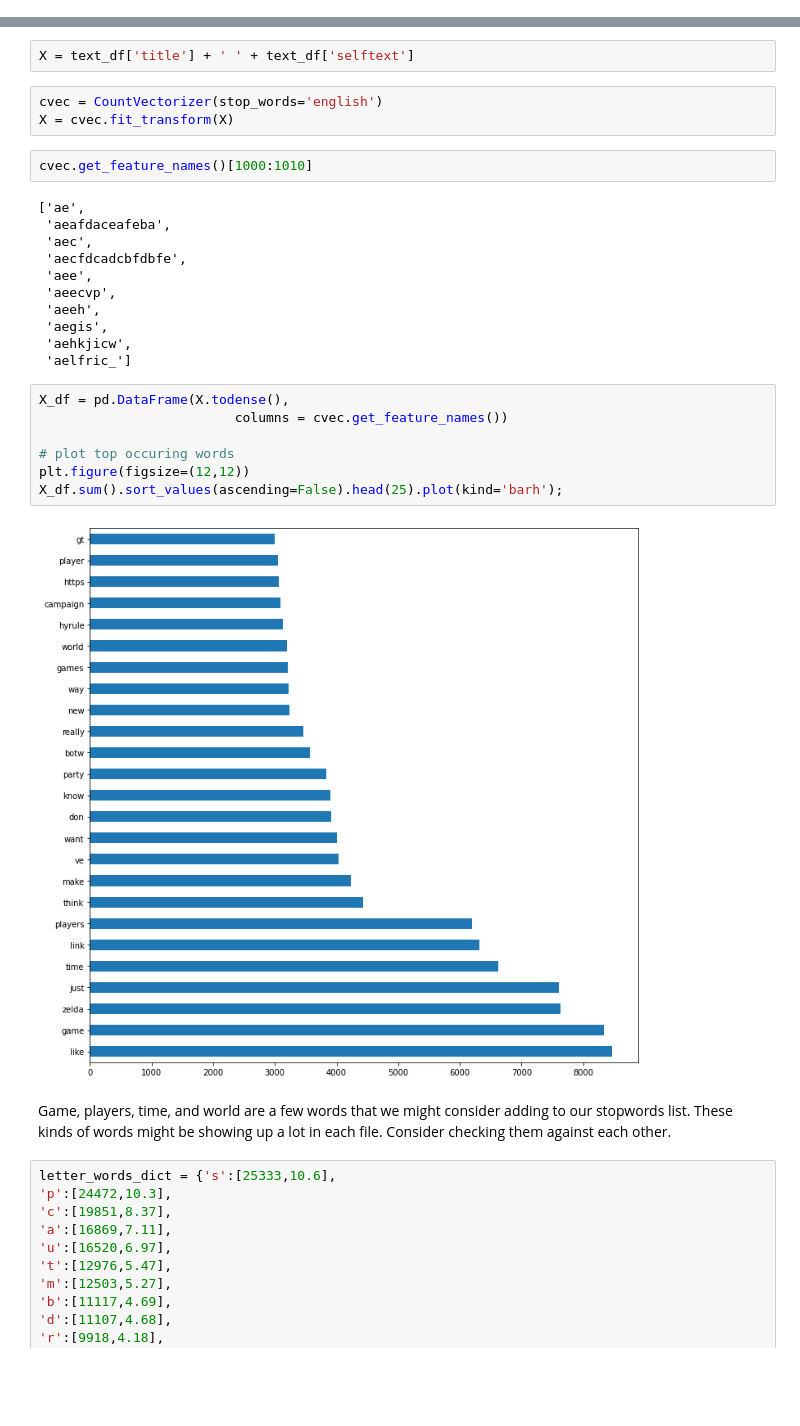
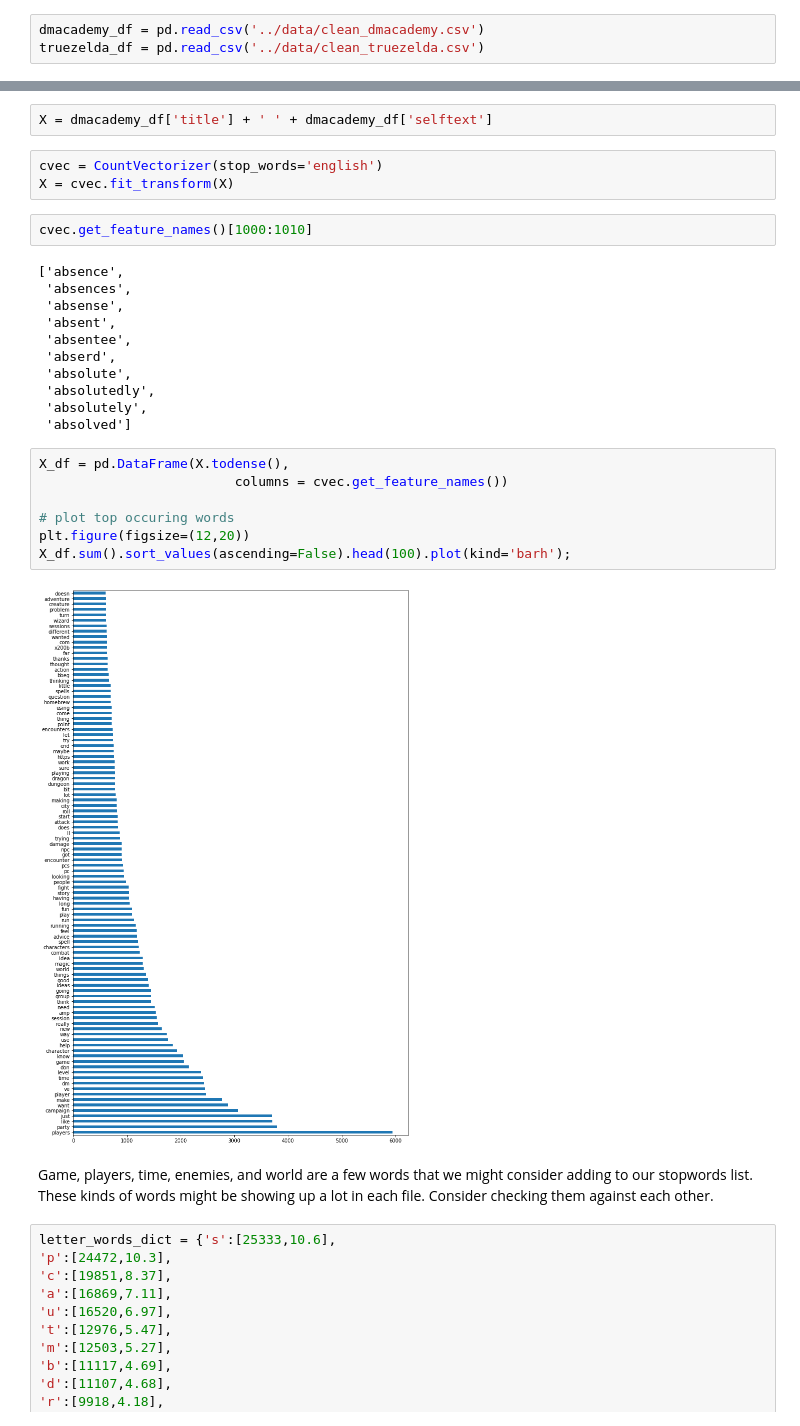
Before and after one commit to dgumustel/nlp_predictive_models, a Jupyter notebook: notebooks/03_EDA.ipynb, the cells around one changed output, grey strips where cells are left out. Saved outputs shown, nothing was run; the diff lists cells and outputs as text; blank space fills up the shorter version.

```diff
--- a/notebooks/03_EDA.ipynb
+++ b/notebooks/03_EDA.ipynb
@@ -31,0 +14,3 @@ text_df
+# %%
+dmacademy_df = pd.read_csv('../data/clean_dmacademy.csv')
+truezelda_df = pd.read_csv('../data/clean_truezelda.csv')
@@ -35,34 +29,34 @@ text_df
 import matplotlib.pyplot as plt
 from sklearn.feature_extraction.text import CountVectorizer
 # %%
-X = text_df['title'] + ' ' + text_df['selftext']
+X = dmacademy_df['title'] + ' ' + dmacademy_df['selftext']
 # %%
 cvec = CountVectorizer(stop_words='english')
 X = cvec.fit_transform(X)
 # %%
 cvec.get_feature_names()[1000:1010]
 # %% [output]
-['ae',
- 'aeafdaceafeba',
- 'aec',
- 'aecfdcadcbfdbfe',
- 'aee',
- 'aeecvp',
- 'aeeh',
- 'aegis',
- 'aehkjicw',
- 'aelfric_']
+['absence',
+ 'absences',
+ 'absense',
+ 'absent',
+ 'absentee',
+ 'abserd',
+ 'absolute',
+ 'absolutedly',
+ 'absolutely',
+ 'absolved']
 # %%
 X_df = pd.DataFrame(X.todense(),
                          columns = cvec.get_feature_names())
 
 # plot top occuring words
-plt.figure(figsize=(12,12))
-X_df.sum().sort_values(ascending=False).head(25).plot(kind='barh');
+plt.figure(figsize=(12,20))
+X_df.sum().sort_values(ascending=False).head(100).plot(kind='barh');
 # %% [output]
-[figure, old version]
+[figure, new version]
 # %% [markdown]
-Game, players, time, and world are a few words that we might consider adding to our stopwords list. These kinds of words might be showing up a lot in each file. Consider checking them against each other.
+Game, players, time, enemies, and world are a few words that we might consider adding to our stopwords list. These kinds of words might be showing up a lot in each file. Consider checking them against each other.
 # %%
 letter_words_dict = {'s':[25333,10.6],
 'p':[24472,10.3],
```
Also changed, not shown: parts of 4 cells of this notebook, 5 other files.
